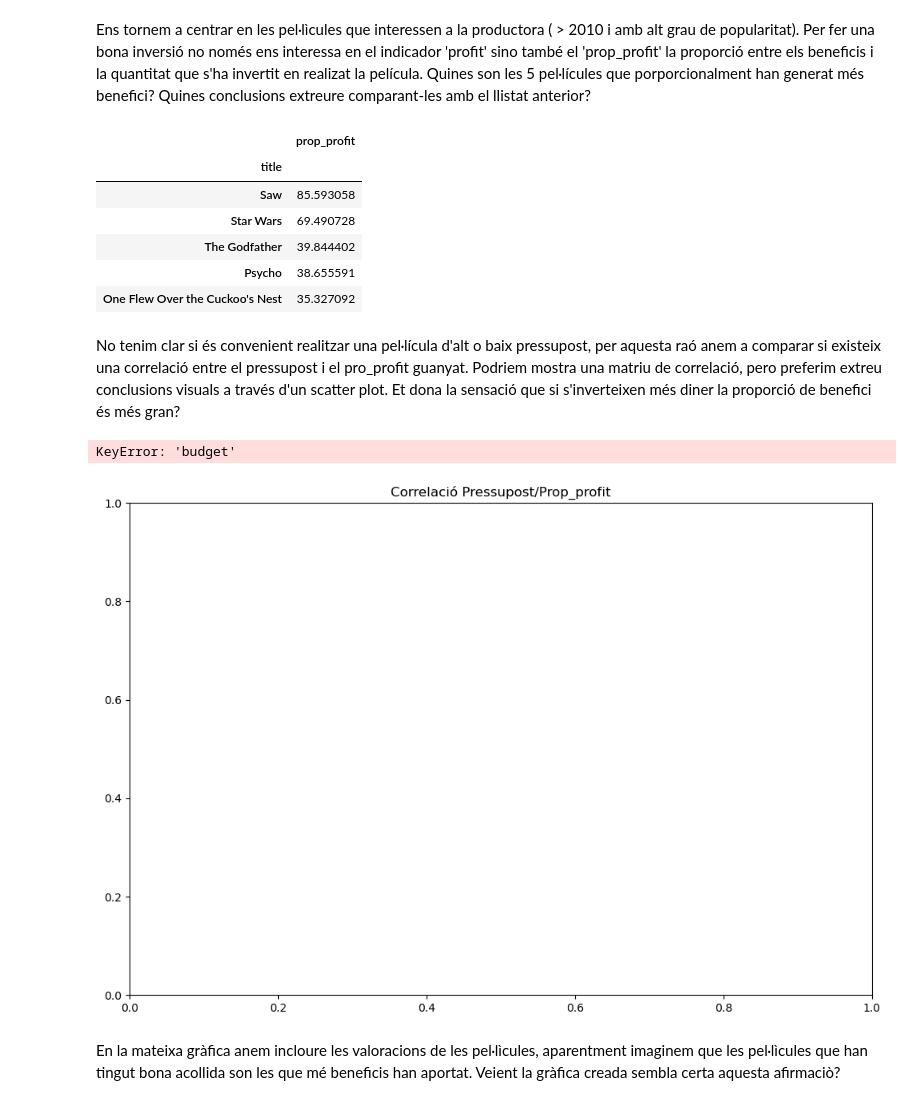
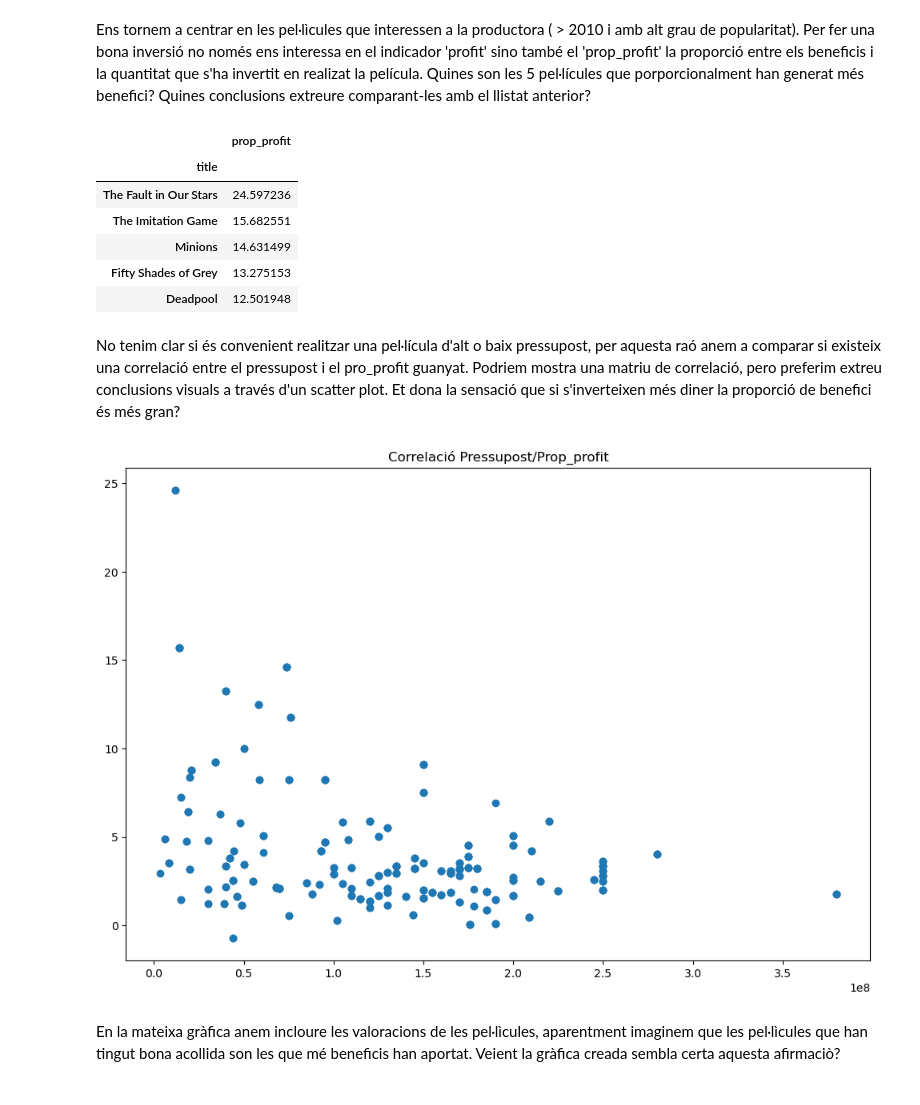
Before and after one commit to gcfp/M03, a Jupyter notebook: projecte-evaluable-1/EDA_Movies_alum.ipynb, the cells around one changed output. Saved outputs shown, nothing was run; the diff lists cells and outputs as text; code cells hidden in the pictures.

```diff
--- a/projecte-evaluable-1/EDA_Movies_alum.ipynb
+++ b/projecte-evaluable-1/EDA_Movies_alum.ipynb
@@ -257,35 +257,35 @@ The Adventures of Pluto Nash  -92896027.0
 # %% [markdown]
 Ens tornem a centrar en les pel·lìcules que interessen a la productora ( > 2010 i amb alt grau de popularitat). Per fer una bona inversió no només ens interessa en el indicador 'profit' sino també el 'prop_profit' la proporció entre els beneficis i la quantitat que s'ha invertit en realizat la película. Quines son les 5 pel·lícules que porporcionalment han generat més benefici? Quines conclusions extreure comparant-les amb el llistat anterior?
 # %%
-peliculesMesValorades = pd.merge(peliculesMesValorades, financial_ds, how='inner')
+peliculesMesValorades2010 = peliculesMesValorades.query('year > 2010')
+peliculesMesValorades2010 = pd.merge(peliculesMesValorades2010, financial_ds, how='inner')
 #Crear nova columna
-peliculesMesValorades['prop_profit'] = peliculesMesValorades['profit'] / peliculesMesValorades['budget']
+peliculesMesValorades2010['prop_profit'] = peliculesMesValorades2010['profit'] / peliculesMesValorades2010['budget']
 
 #Mostrar llistat
-peliculesMesValorades.groupby('title').agg({'prop_profit':'max'}).sort_values(by='prop_profit', ascending=False).head()
+peliculesMesValorades2010.groupby('title').agg({'prop_profit':'max'}).sort_values(by='prop_profit', ascending=False).head()
 # %% [output]
 |  | prop_profit |
 | title |  |
-| Saw | 85.593058 |
-| Star Wars | 69.490728 |
-| The Godfather | 39.844402 |
-| Psycho | 38.655591 |
-| One Flew Over the Cuckoo's Nest | 35.327092 |
+| The Fault in Our Stars | 24.597236 |
+| The Imitation Game | 15.682551 |
+| Minions | 14.631499 |
+| Fifty Shades of Grey | 13.275153 |
+| Deadpool | 12.501948 |
 # %% [markdown]
 No tenim clar si és convenient realitzar una pel·lícula d'alt o baix pressupost, per aquesta raó anem a comparar si existeix una correlació entre el pressupost i el pro_profit guanyat. Podriem mostra una matriu de correlació, pero preferim extreu conclusions visuals a través d'un scatter plot. Et dona la sensació que si s'inverteixen més diner la proporció de benefici és més gran?
 # %%
 #Scatter plot
 # Set the figure style and initalize a new figure
 fig = plt.figure(figsize=(12,8))
 
 # Create a title and axis labels
 plt.title('Correlació Pressupost/Prop_profit')
-plt.scatter(movies_ds['budget'], movies_ds['prop_profit'])
+plt.scatter(peliculesMesValorades2010['budget'], peliculesMesValorades2010['prop_profit'])
 # Show the plot
 plt.show()
 # %% [output]
-KeyError: 'budget'
-[figure, old version]
+[figure, new version]
 # %% [markdown]
 En la mateixa gràfica anem incloure les valoracions de les pel·lìcules, aparentment imaginem que les pel·lìcules que han tingut bona acollida son les que mé beneficis han aportat. Veient la gràfica creada sembla certa aquesta afirmaciò?
 # %%
```
Also changed, not shown: parts of 6 cells of this notebook.
